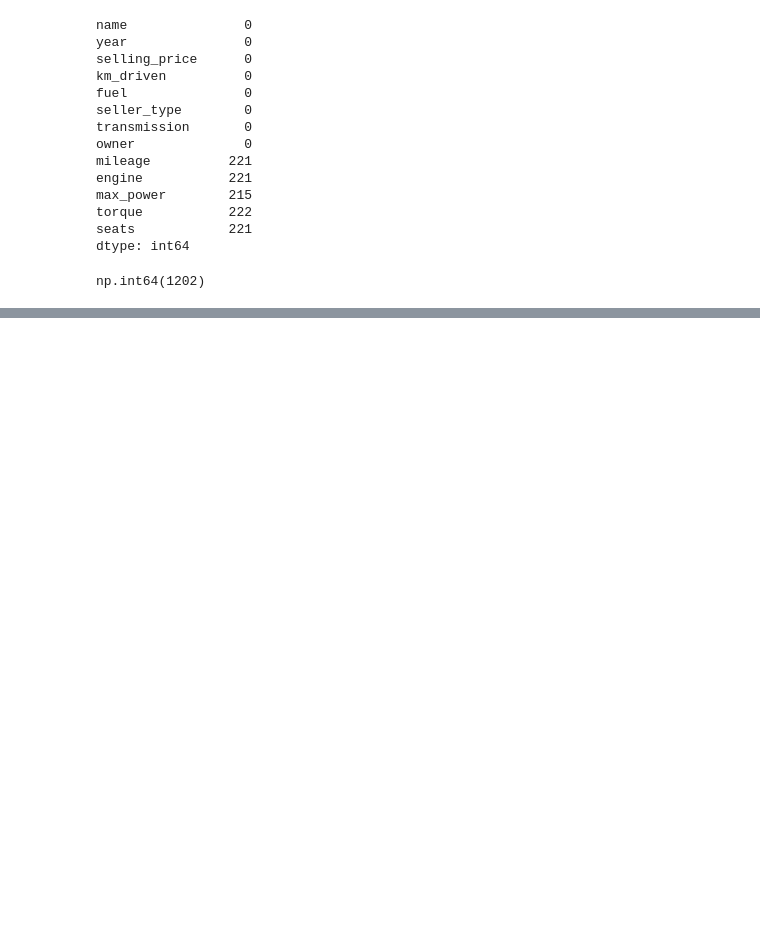
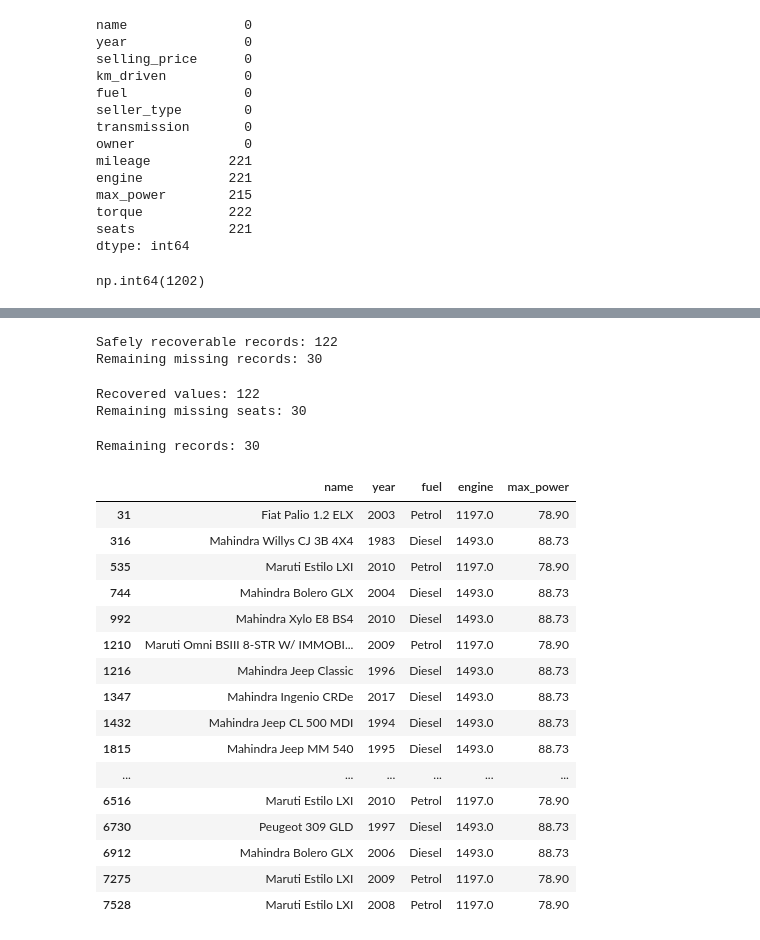
Before and after one commit to aashishlimba819-max/AI200-project, a Jupyter notebook: used_car_price_prediction.ipynb, the cells around one changed output, grey strips where cells are left out. Drawn from its saved outputs; the diff is of its cells as text; code cells hidden in the pictures; blank space fills up the shorter version.

```diff
--- a/used_car_price_prediction.ipynb
+++ b/used_car_price_prediction.ipynb
@@ -72,0 +1467,63 @@ df.describe()
+# %%
+# Number of distinct seat configurations per model group
+group_nunique = (
+    df_clean.groupby('model_group')['seats']
+    .transform('nunique')
+)
+
+# Median seats for each model group
+group_median = (
+    df_clean.groupby('model_group')['seats']
+    .transform('median')
+)
+
+# Fill only when the group has exactly one known seat configuration
+safe_mask = (
+    df_clean['seats'].isna() &
+    (group_nunique == 1)
+)
+
+print("Safely recoverable records:", safe_mask.sum())
+print("Remaining missing records:",
+      df_clean['seats'].isna().sum() - safe_mask.sum())
+# %% [output]
+Safely recoverable records: 122
+Remaining missing records: 30
+# %%
+# Fill missing seats only where model group has one
+# consistent known seat configuration
+
+df_clean.loc[safe_mask, 'seats'] = group_median[safe_mask]
+
+print("Recovered values:", safe_mask.sum())
+print("Remaining missing seats:", df_clean['seats'].isna().sum())
+# %% [output]
+Recovered values: 122
+Remaining missing seats: 30
+# %%
+remaining_seats = df_clean[df_clean['seats'].isna()]
+
+print("Remaining records:", len(remaining_seats))
+
+remaining_seats[
+    ['name', 'year', 'fuel', 'engine', 'max_power']
+]
+# %% [output]
+Remaining records: 30
+|  | name | year | fuel | engine | max_power |
+| 31 | Fiat Palio 1.2 ELX | 2003 | Petrol | 1197.0 | 78.90 |
+| 316 | Mahindra Willys CJ 3B 4X4 | 1983 | Diesel | 1493.0 | 88.73 |
+| 535 | Maruti Estilo LXI | 2010 | Petrol | 1197.0 | 78.90 |
+| 744 | Mahindra Bolero GLX | 2004 | Diesel | 1493.0 | 88.73 |
+| 992 | Mahindra Xylo E8 BS4 | 2010 | Diesel | 1493.0 | 88.73 |
+| 1210 | Maruti Omni BSIII 8-STR W/ IMMOBI... | 2009 | Petrol | 1197.0 | 78.90 |
+| 1216 | Mahindra Jeep Classic | 1996 | Diesel | 1493.0 | 88.73 |
+| 1347 | Mahindra Ingenio CRDe | 2017 | Diesel | 1493.0 | 88.73 |
+| 1432 | Mahindra Jeep CL 500 MDI | 1994 | Diesel | 1493.0 | 88.73 |
+| 1815 | Mahindra Jeep MM 540 | 1995 | Diesel | 1493.0 | 88.73 |
+| ... | ... | ... | ... | ... | ... |
+| 6516 | Maruti Estilo LXI | 2010 | Petrol | 1197.0 | 78.90 |
+| 6730 | Peugeot 309 GLD | 1997 | Diesel | 1493.0 | 88.73 |
+| 6912 | Mahindra Bolero GLX | 2006 | Diesel | 1493.0 | 88.73 |
+| 7275 | Maruti Estilo LXI | 2009 | Petrol | 1197.0 | 78.90 |
+| 7528 | Maruti Estilo LXI | 2008 | Petrol | 1197.0 | 78.90 |
```
Also changed, not shown: parts of 107 cells of this notebook.
